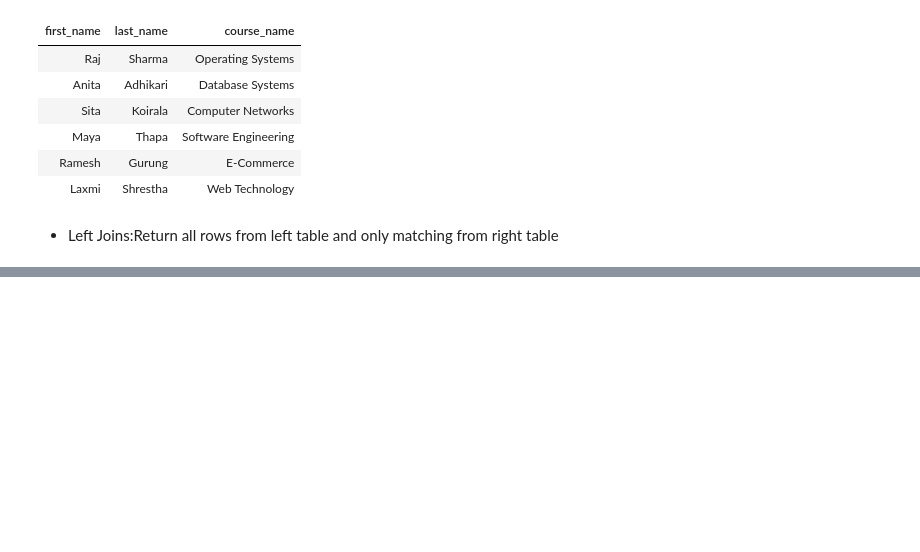
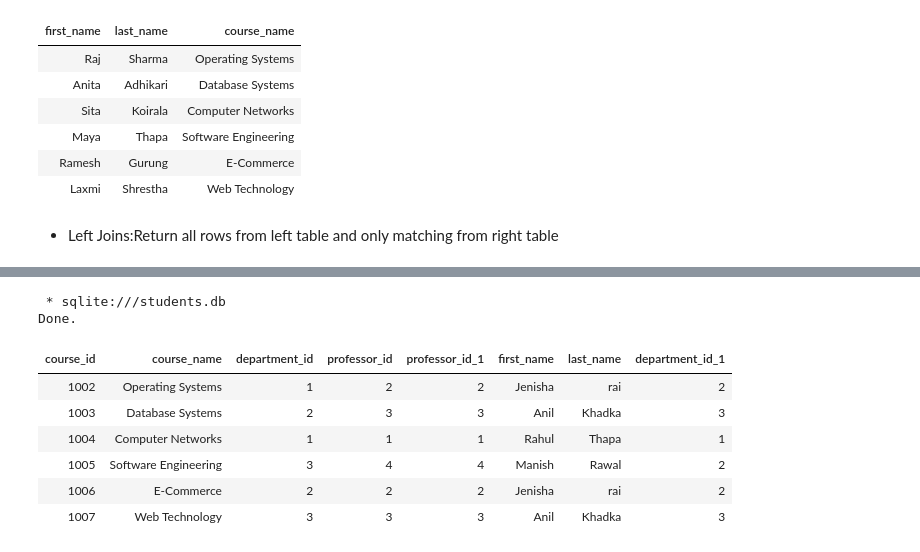
Before and after one commit to atignaschhetri/sql, a Jupyter notebook: app.ipynb, the cells around one changed output, grey strips where cells are left out. Drawn from its saved outputs; the diff is of its cells as text; code cells hidden in the pictures; blank space fills up the shorter version.

```diff
--- a/app.ipynb
+++ b/app.ipynb
@@ -403,0 +447,15 @@ Done.
+# %%
+%%sql
+select * from courses
+inner join professors
+on courses.professor_id = professors.professor_id;
+# %% [output]
+ * sqlite:///students.db
+Done.
+| course_id | course_name | department_id | professor_id | professor_id_1 | first_name | last_name | department_id_1 |
+| 1002 | Operating Systems | 1 | 2 | 2 | Jenisha | rai | 2 |
+| 1003 | Database Systems | 2 | 3 | 3 | Anil | Khadka | 3 |
+| 1004 | Computer Networks | 1 | 1 | 1 | Rahul | Thapa | 1 |
+| 1005 | Software Engineering | 3 | 4 | 4 | Manish | Rawal | 2 |
+| 1006 | E-Commerce | 2 | 2 | 2 | Jenisha | rai | 2 |
+| 1007 | Web Technology | 3 | 3 | 3 | Anil | Khadka | 3 |
```
Also changed, not shown: parts of 6 cells of this notebook, 3 other files.
